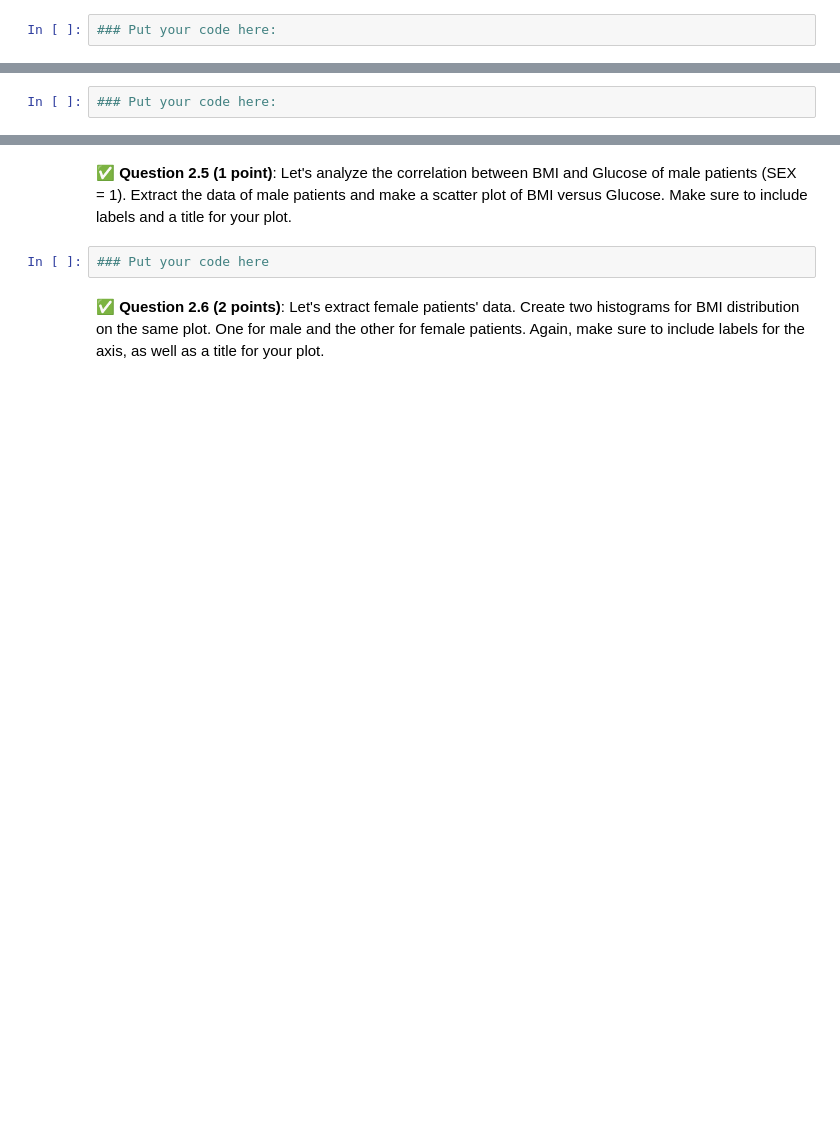
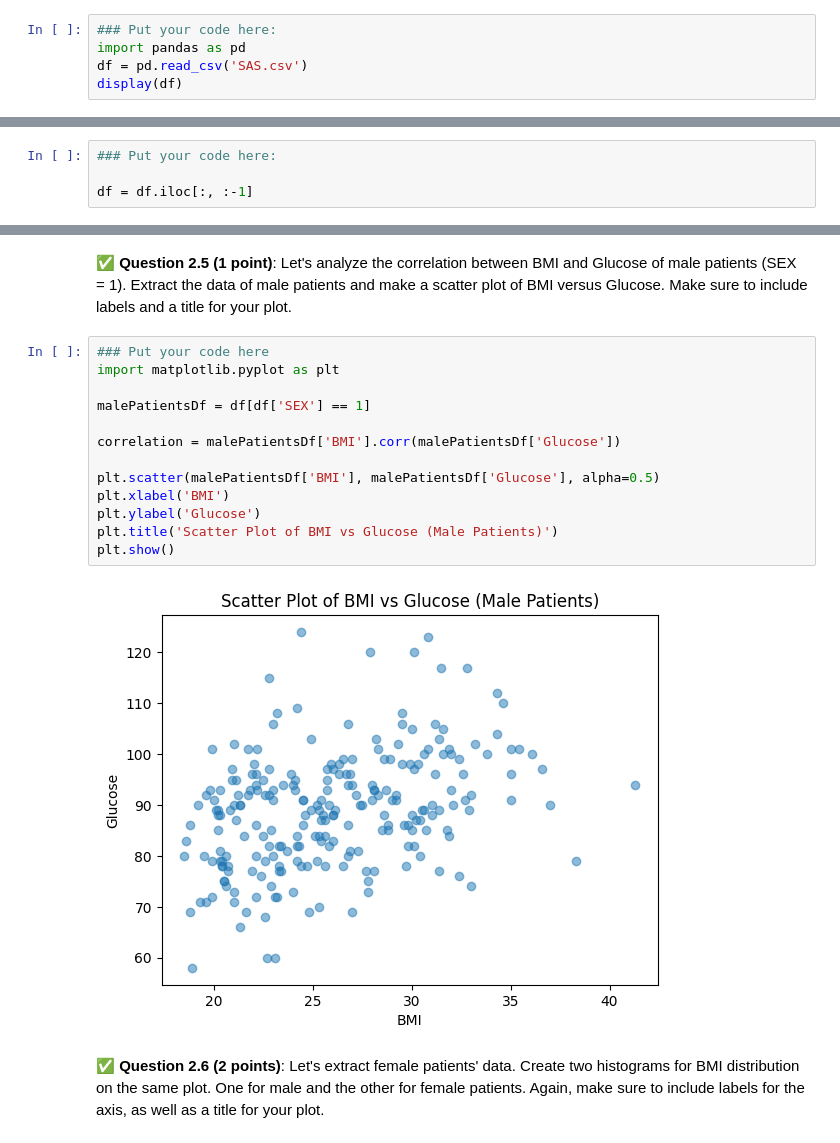
Before and after one commit to KinghamRMSU/CMSE202-f25-turnin, a Jupyter notebook: midterm/CMSE202-Midterm-Section003-STUDENT.ipynb, the cells around one changed output, grey strips where cells are left out. Cells and saved outputs as stored; diff of their text form; blank space fills up the shorter version.

```diff
--- a/midterm/CMSE202-Midterm-Section003-STUDENT.ipynb
+++ b/midterm/CMSE202-Midterm-Section003-STUDENT.ipynb
@@ -69,3 +82,6 @@ Download the files using `curl` and the links (`https://raw.githubusercontent.co
 &#9989; **Question 2.2 (1 point)**: This file is a dataset of diabetic patients. Use pandas to import and display the data.
 # %%
 ### Put your code here:
+import pandas as pd
+df = pd.read_csv('SAS.csv')
+display(df)
@@ -73,6 +103,8 @@ Download the files using `curl` and the links (`https://raw.githubusercontent.co
 &#9989; **Question 2.3 (1 point)**: This dataset contains several columns. The last column seems irrelevant to what we care. Drop the last column from the dataframe.
 # %%
 ### Put your code here:
+
+df = df.iloc[:, :-1]
 # %% [markdown]
 &#9989; **Question 2.4 (2 points)**: We want to analyze the data of male and female patients separately. Group the data by the "SEX" column and then use the built-in Pandas function to get a quick statistical summary of your data (e.g. the mean, standard deviation, min, max, etc).
 # %%
@@ -81,6 +122,19 @@ Download the files using `curl` and the links (`https://raw.githubusercontent.co
 &#9989; **Question 2.5 (1 point)**: Let's analyze the correlation between BMI and Glucose of male patients (SEX = 1). Extract the data of male patients and make a scatter plot of BMI versus Glucose. Make sure to include labels and a title for your plot.
 # %%
 ### Put your code here
+import matplotlib.pyplot as plt
+
+malePatientsDf = df[df['SEX'] == 1]
+
+correlation = malePatientsDf['BMI'].corr(malePatientsDf['Glucose'])
+
+plt.scatter(malePatientsDf['BMI'], malePatientsDf['Glucose'], alpha=0.5)
+plt.xlabel('BMI')
+plt.ylabel('Glucose')
+plt.title('Scatter Plot of BMI vs Glucose (Male Patients)')
+plt.show()
+# %% [output]
+[figure, added]
 # %% [markdown]
 &#9989; **Question 2.6 (2 points)**: Let's extract female patients' data.
 Create two histograms for BMI distribution on the same plot. One for male and the other for female patients. Again, make sure to include labels for the axis, as well as a title for your plot.
```
Also changed, not shown: parts of 13 cells of this notebook.
